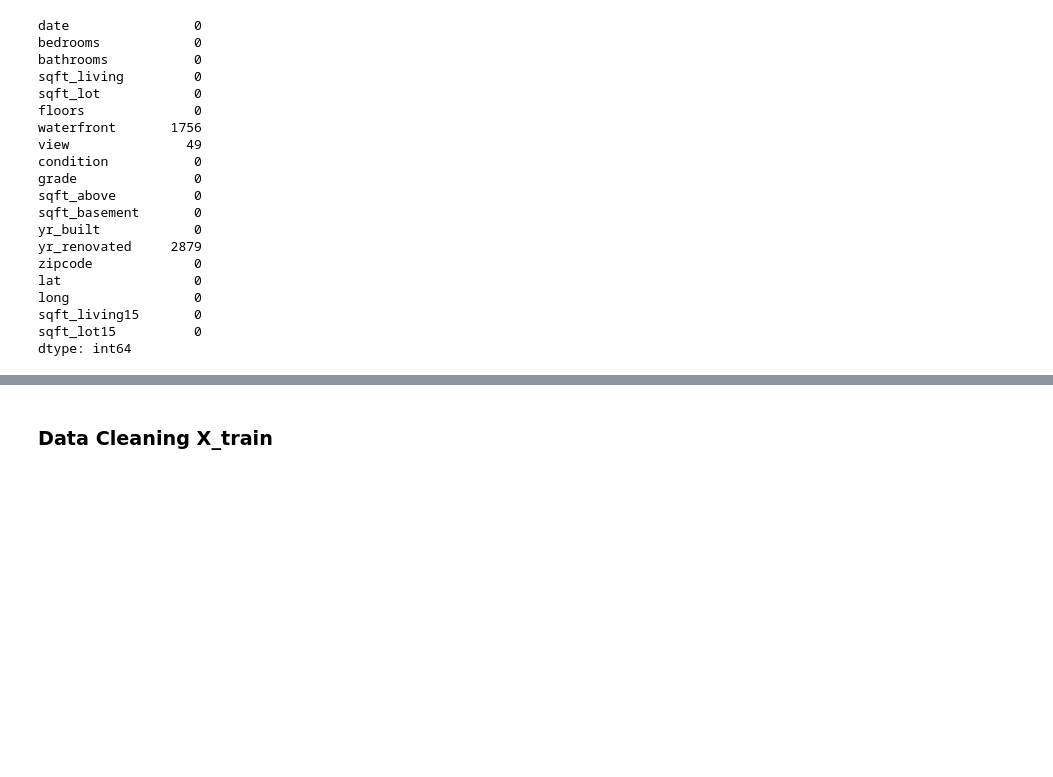
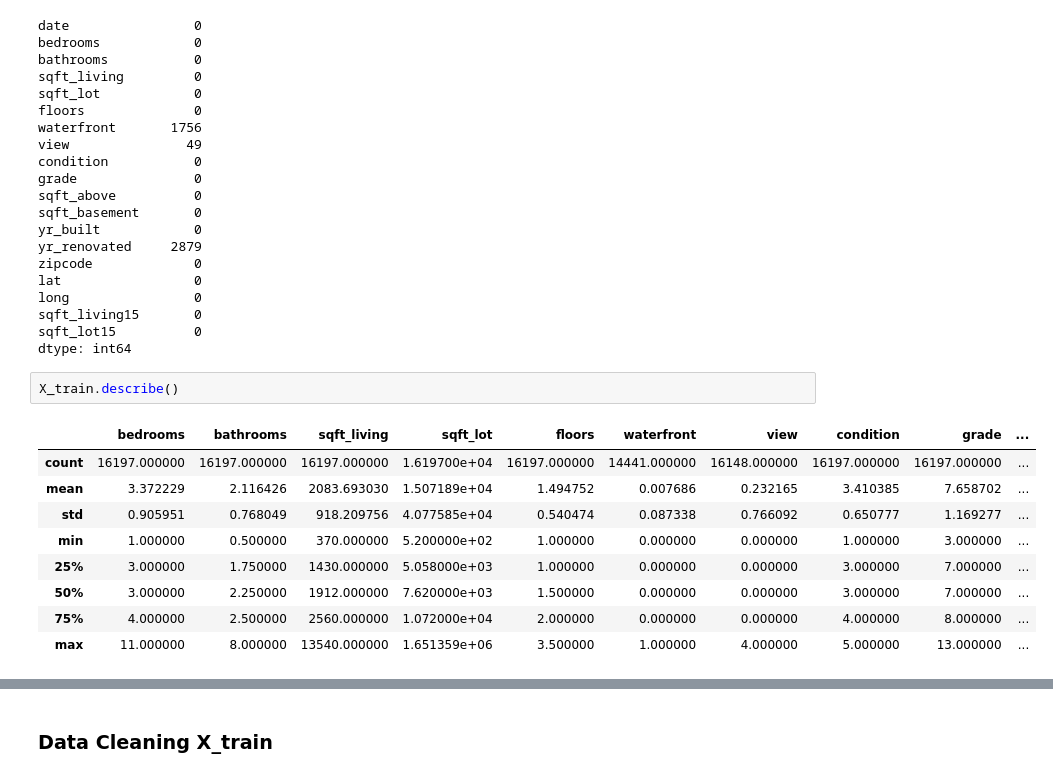
Before and after one commit to fivearm/phase_2_project_vac_pandas, a Jupyter notebook: bakeoff_index.ipynb, the cells around one changed output, grey strips where cells are left out. Saved outputs shown, nothing was run; the diff lists cells and outputs as text; blank space fills up the shorter version.

```diff
--- a/bakeoff_index.ipynb
+++ b/bakeoff_index.ipynb
@@ -90,3 +90,15 @@ long                0
 sqft_living15       0
 sqft_lot15          0
 dtype: int64
+# %%
+X_train.describe()
+# %% [output]
+|  | bedrooms | bathrooms | sqft_living | sqft_lot | floors | waterfront | view | condition | grade | ... |
+| count | 16197.000000 | 16197.000000 | 16197.000000 | 1.619700e+04 | 16197.000000 | 14441.000000 | 16148.000000 | 16197.000000 | 16197.000000 | ... |
+| mean | 3.372229 | 2.116426 | 2083.693030 | 1.507189e+04 | 1.494752 | 0.007686 | 0.232165 | 3.410385 | 7.658702 | ... |
+| std | 0.905951 | 0.768049 | 918.209756 | 4.077585e+04 | 0.540474 | 0.087338 | 0.766092 | 0.650777 | 1.169277 | ... |
+| min | 1.000000 | 0.500000 | 370.000000 | 5.200000e+02 | 1.000000 | 0.000000 | 0.000000 | 1.000000 | 3.000000 | ... |
+| 25% | 3.000000 | 1.750000 | 1430.000000 | 5.058000e+03 | 1.000000 | 0.000000 | 0.000000 | 3.000000 | 7.000000 | ... |
+| 50% | 3.000000 | 2.250000 | 1912.000000 | 7.620000e+03 | 1.500000 | 0.000000 | 0.000000 | 3.000000 | 7.000000 | ... |
+| 75% | 4.000000 | 2.500000 | 2560.000000 | 1.072000e+04 | 2.000000 | 0.000000 | 0.000000 | 4.000000 | 8.000000 | ... |
+| max | 11.000000 | 8.000000 | 13540.000000 | 1.651359e+06 | 3.500000 | 1.000000 | 4.000000 | 5.000000 | 13.000000 | ... |
```
Also changed, not shown: parts of 12 cells of this notebook.
